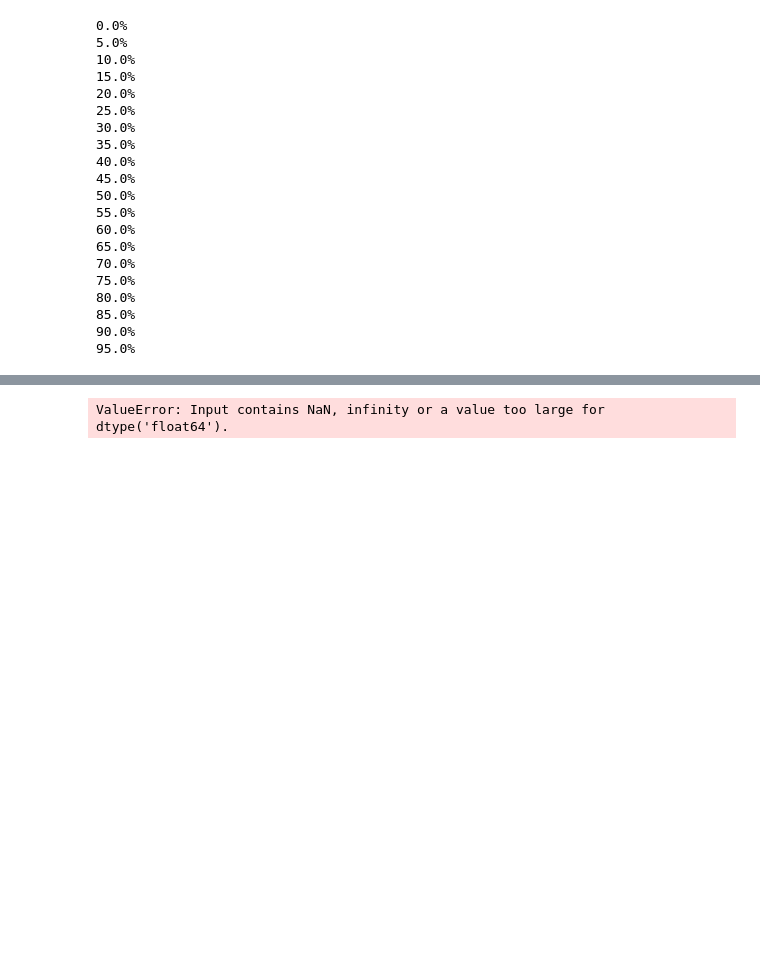
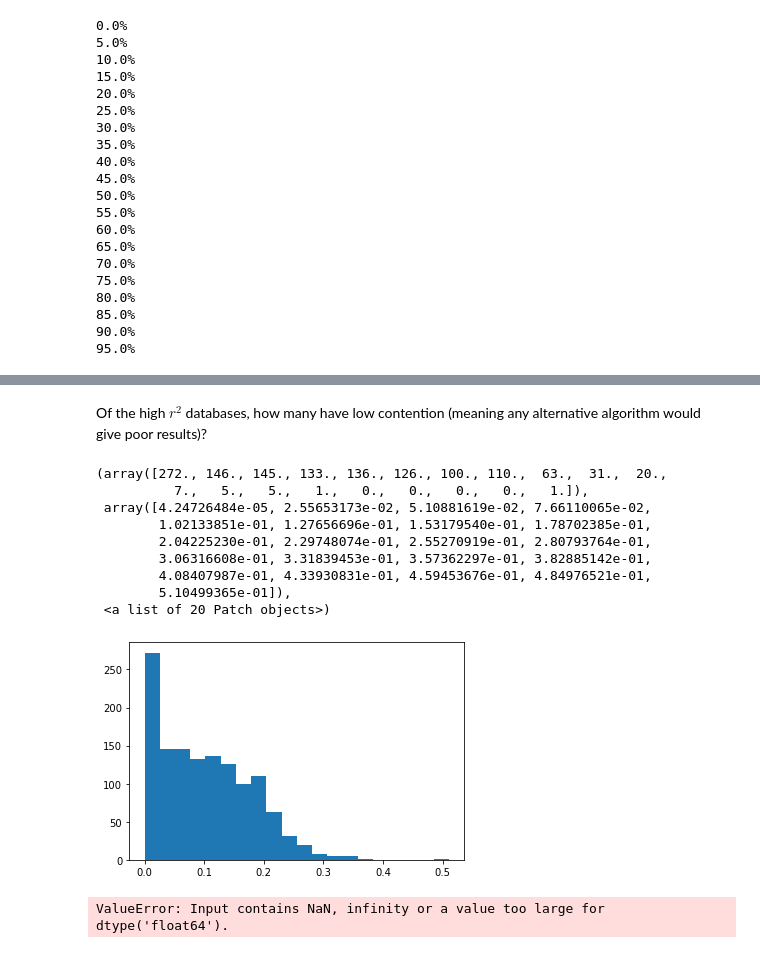
Before and after one commit to jimola/S18_Research, a Jupyter notebook: Python/LogRegChoice.ipynb, the cells around one changed output, grey strips where cells are left out. Saved outputs shown, nothing was run; the diff lists cells and outputs as text; code cells hidden in the pictures; blank space fills up the shorter version.

```diff
--- a/Python/LogRegChoice.ipynb
+++ b/Python/LogRegChoice.ipynb
@@ -229,0 +166,2 @@ Baseline too low; aborting
+# %%
+acm = pickle.load(open('adult_cm.pkl', 'rb'))
@@ -229,0 +171,5 @@ Baseline too low; aborting
+# %%
+R = acm.regrets.copy()
+R = R[R.max(axis=1) > 0.03]
+pct = R.shape[0] / acm.regrets.shape[0]
+print("%0.2f of the databases have significant r^2" % (pct*100) )
@@ -230,3 +192,22 @@ Baseline too low; aborting
+# %% [markdown]
+Of the high $r^2$ databases, how many have low contention (meaning any alternative algorithm would give poor results)?
+# %%
+M = R.values.copy()
+M.sort(axis=1)
+dist = (M[:, -1] - M[:, -2])
+# %%
+plt.hist(dist, bins=20)
+# %% [output]
+(array([272., 146., 145., 133., 136., 126., 100., 110.,  63.,  31.,  20.,
+          7.,   5.,   5.,   1.,   0.,   0.,   0.,   0.,   1.]),
+ array([4.24726484e-05, 2.55653173e-02, 5.10881619e-02, 7.66110065e-02,
+        1.02133851e-01, 1.27656696e-01, 1.53179540e-01, 1.78702385e-01,
+        2.04225230e-01, 2.29748074e-01, 2.55270919e-01, 2.80793764e-01,
+        3.06316608e-01, 3.31839453e-01, 3.57362297e-01, 3.82885142e-01,
+        4.08407987e-01, 4.33930831e-01, 4.59453676e-01, 4.84976521e-01,
+        5.10499365e-01]),
+ <a list of 20 Patch objects>)
+[figure, added]
 # %%
 def run():
     import pdb
```
Also changed, not shown: parts of 13 cells of this notebook.
